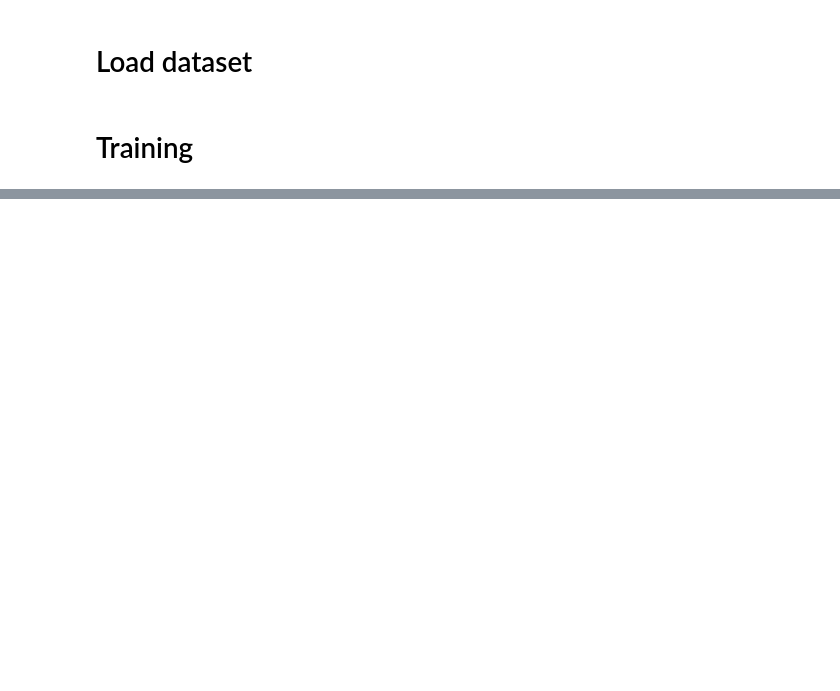
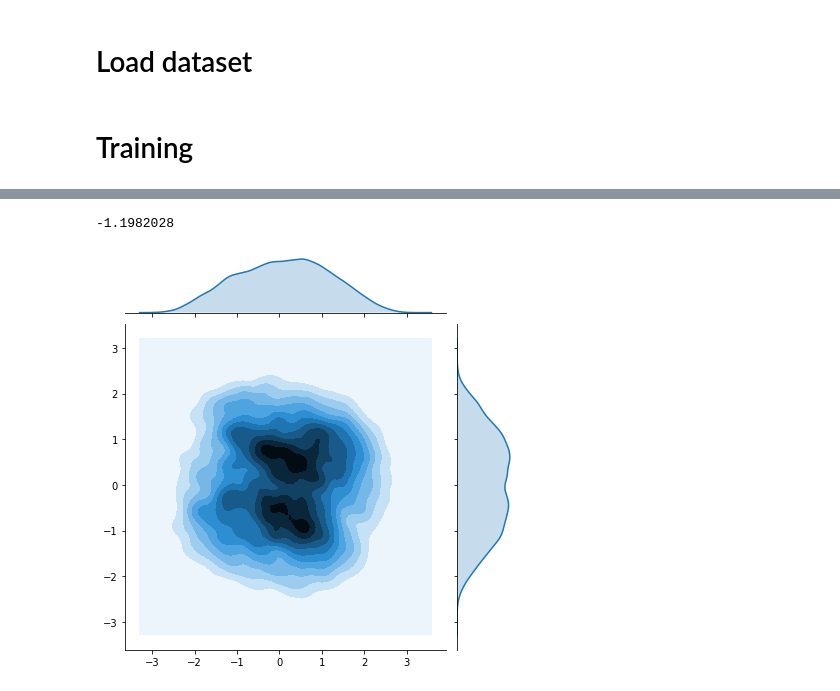
Before and after one commit to elda27/FactorVAE, a Jupyter notebook: FactorVAE.ipynb, the cells around one changed output, grey strips where cells are left out. Cells and saved outputs as stored; diff of their text form; code cells hidden in the pictures; blank space fills up the shorter version.

```diff
--- a/FactorVAE.ipynb
+++ b/FactorVAE.ipynb
@@ -224,11 +261,11 @@ with h5py.File('3dshapes.h5', 'r') as f:
 # %%
 from sklearn.model_selection import train_test_split
 
-BATCH_SIZE = 1024
+BATCH_SIZE = 512
 
-#resized_images = tf.image.resize(images, (32, 32)).numpy()
-#resized_images = resized_images.astype(np.float32) / 255
-resized_images = images.astype(np.float32) / 255
+resized_images = tf.image.resize(images, (32, 32)).numpy()
+resized_images = resized_images.astype(np.float32) / 255
+#resized_images = images.astype(np.float32) / 255
 labels = labels.astype(np.float32)
 
 indices = np.arange(len(resized_images))
@@ -238,8 +275,8 @@ train_dataset = tf.data.Dataset.from_tensor_slices(
     (resized_images[train_indices], labels[train_indices]))
 test_dataset = tf.data.Dataset.from_tensor_slices(
     (resized_images[test_indices], labels[test_indices]))
-train_dataset = train_dataset.shuffle(1024*10).batch(BATCH_SIZE)
-test_dataset = test_dataset.shuffle(1024*5).batch(BATCH_SIZE)
+train_dataset = train_dataset.shuffle(BATCH_SIZE*10, reshuffle_each_iteration=True).batch(BATCH_SIZE)
+test_dataset = test_dataset.shuffle(BATCH_SIZE*5).batch(BATCH_SIZE)
 # %% [markdown]
 # Training
 # %%
@@ -458,6 +495,25 @@ with tf.device('/GPU:0'):
+# %%
+loss_history['vae/TotalCorrelation'][-1]
+# %% [output]
+-1.1982028
 # %%
 fig.savefig('Training.png')
 model.save_weights('VAE.FactorVAE.model')
 disc.save_weights('Discriminator.FactorVAE.model')
+# %%
+%matplotlib inline
+import seaborn as sns
+xs = []
+ys = []
+for x, _ in tqdm(test_dataset):
+    mean, logvar = model.encode(x)
+    z = model.reparameterize(mean, logvar).numpy()
+    xs.extend(z[:, 0])
+    ys.extend(z[:, 1])
+
+grid = sns.jointplot(x=xs, y=ys, kind='kde')
+grid.fig.show()
+# %% [output]
+[figure, added]
 # %%
 # Latent traversal about each axis
```
Also changed, not shown: parts of 4 cells of this notebook, 1 other file.
